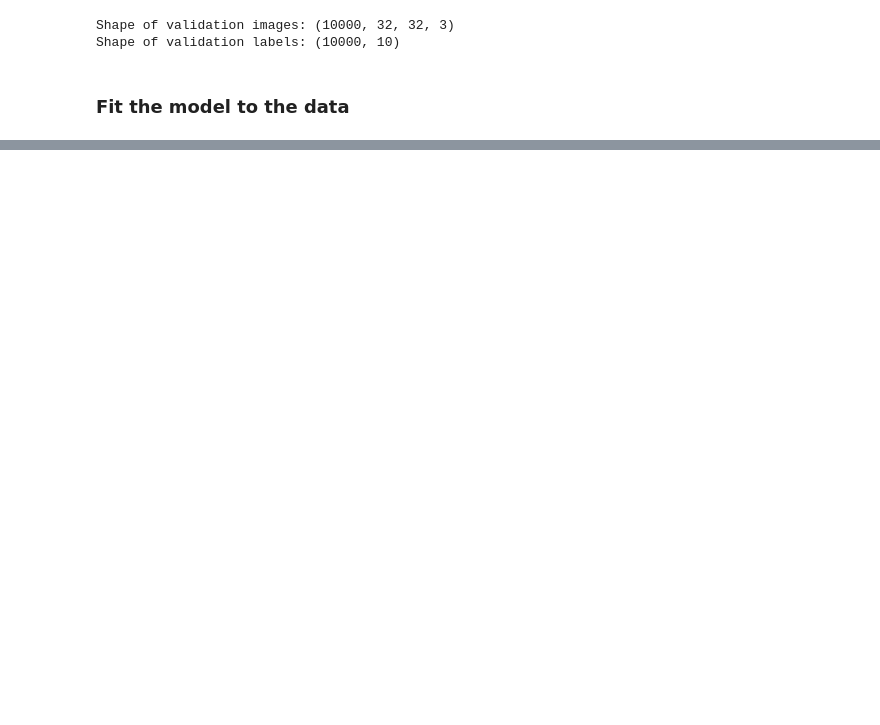
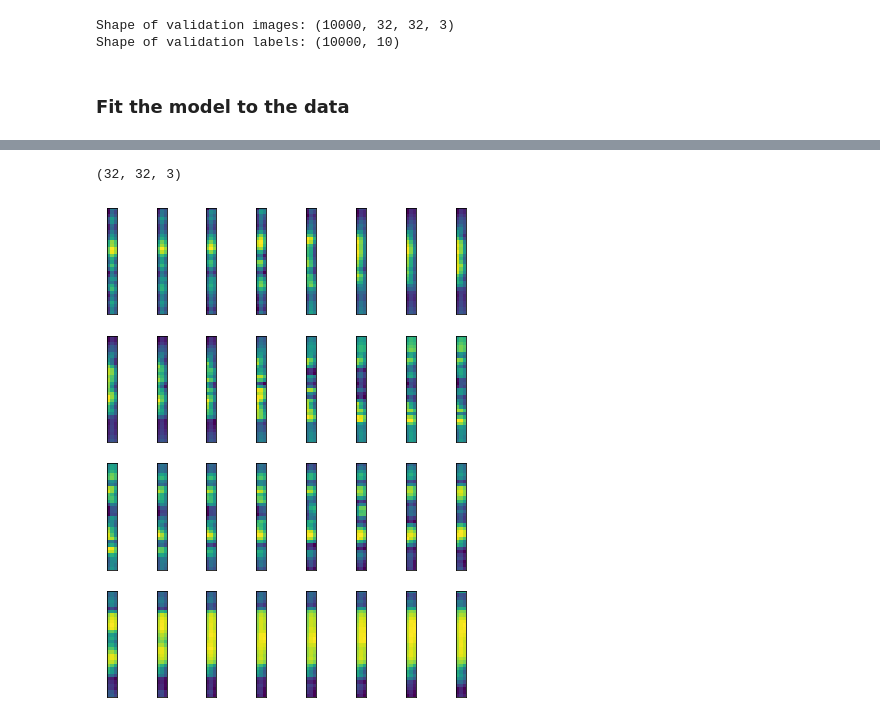
Before and after one commit to batuayyildiz/cifar10, a Jupyter notebook: cifar10.ipynb, the cells around one changed output, grey strips where cells are left out. Saved outputs shown, nothing was run; the diff lists cells and outputs as text; code cells hidden in the pictures; blank space fills up the shorter version.

```diff
--- a/cifar10.ipynb
+++ b/cifar10.ipynb
@@ -273,0 +381,13 @@ plt.imshow(X_test[199])
+# %%
+# Create a function to unbatch the data batches
+def unbatchify(data_batch):
+  """
+  Unbatches the data batch and return (images, labels) pair.
+  """
+
+  images, labels = next(data_batch.unbatch().as_numpy_iterator())
+
+  return images, labels
+# %%
+# Unbatch training data batch
+training_images, training_labels = unbatchify(data_batch = training_batch)
@@ -273,0 +415,26 @@ plt.imshow(X_test[199])
+# %%
+training_images.shape
+# %% [output]
+(32, 32, 3)
+# %%
+# Create a function to visualize data batch
+def visualize_data_batch(images, labels):
+
+  plt.figure(figsize = (7, 9))
+
+  size = len(images)
+  nrows = 4
+  ncols = size / nrows
+
+  for i in range(size):
+    plt.subplot(nrows, ncols, i + 1)
+    plt.xticks([])
+    plt.yticks([])
+    plt.imshow((images[i]))
+    #plt.xlabel(classes[np.argmax(labels[i])])
+  plt.show();
+# %%
+visualize_data_batch(images = training_images,
+                     labels = training_labels)
+# %% [output]
+[figure, added]
```
Also changed, not shown: parts of 56 cells of this notebook.
